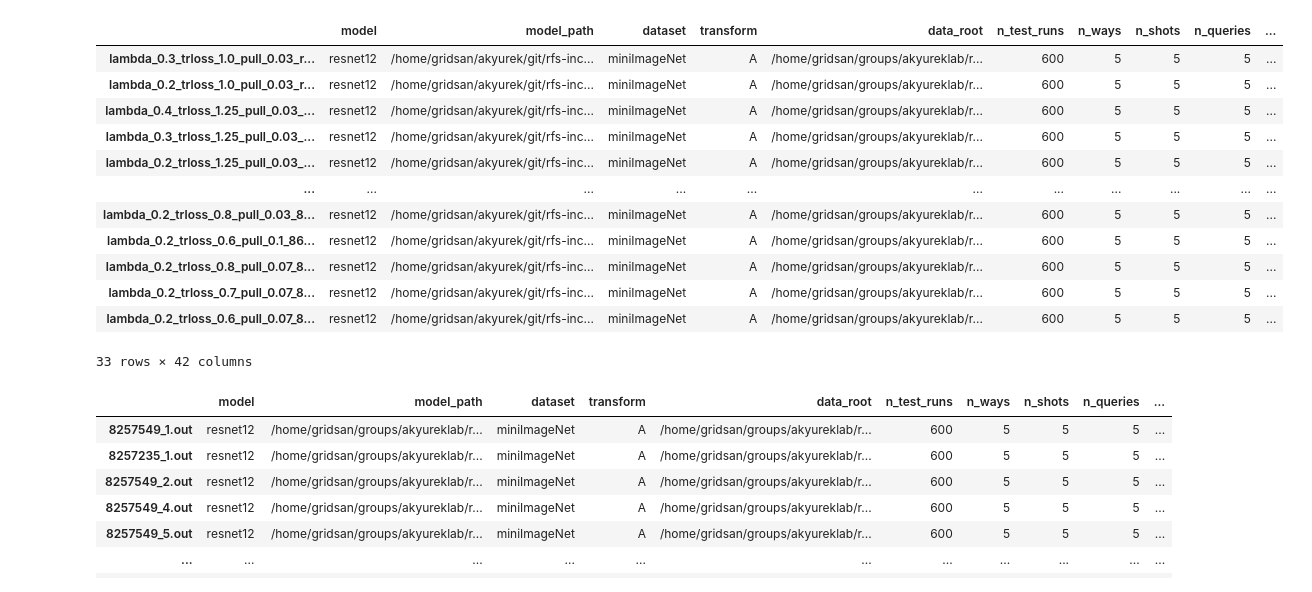
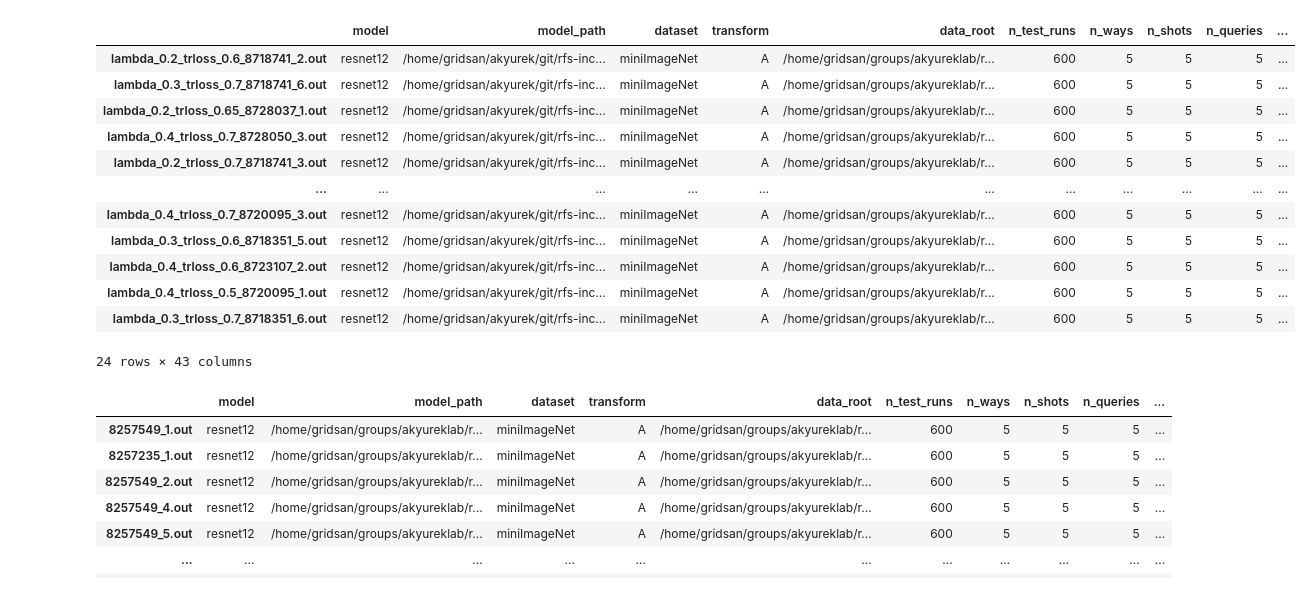
Before and after one commit to feyzaakyurek/subspace-reg, a Jupyter notebook: analyze_results.ipynb, the cells around one changed output. Cells and saved outputs as stored; diff of their text form; code cells hidden in the pictures.

```diff
--- a/analyze_results.ipynb
+++ b/analyze_results.ipynb
@@ -7,7 +7,7 @@ import seaborn as sns
 import numpy as np
 pd.set_option('display.max_columns', 500)
 pd.set_option('display.max_rows', 12)
-directory = r'/home/gridsan/akyurek/git/rfs-incremental/dumped/finetune_label_pull'
+directory = r'/home/gridsan/akyurek/git/rfs-incremental/dumped/finetune'
 # %%
 # Iterate over all files that end with .out
 d = {}
@@ -75,8 +75,8 @@ Reading /home/gridsan/akyurek/git/rfs-incremental/dumped/finetune_label_pull/lam
 # %%
 df = pd.DataFrame(d).transpose()#.dropna()
 # %%
-pd.set_option('display.max_rows', 20)
+pd.set_option('display.max_rows', 100)
 df.loc[(df['n_shots']=='5') &
        (df['pulling']=='regularize') &
-       (df['eval_mode'] == "few-shot-incremental-fine-tune"),:].sort_values('val_acc_average', ascending=False).head(20)
+       (df['eval_mode'] == "few-shot-incremental-fine-tune"),:].sort_values('val_acc_average', ascending=False).head(1).iloc[0,1]
 # %% [output]
@@ -100,21 +84,22 @@ df.loc[(df['n_shots']=='5') &
+# %%
+df2 = pd.DataFrame(d).transpose()
 # %%
-df.loc[(df['n_shots']=='5') &
-       (df['pulling']=='regularize') &
-       (df['eval_mode'] == "few-shot-incremental-fine-tune"),:].sort_values('val_acc_average', ascending=False)
+df2.loc[(df2['n_shots']=='5') &
+       (df2['eval_mode'] == "few-shot-incremental-fine-tune"),:].sort_values('val_acc_average', ascending=False)
 # %% [output]
 |  | model | model_path | dataset | transform | data_root | n_test_runs | n_ways | n_shots | n_queries | ... |
-| lambda_0.3_trloss_1.0_pull_0.03_r... | resnet12 | /home/gridsan/akyurek/git/rfs-inc... | miniImageNet | A | /home/gridsan/groups/akyureklab/r... | 600 | 5 | 5 | 5 | ... |
-| lambda_0.2_trloss_1.0_pull_0.03_r... | resnet12 | /home/gridsan/akyurek/git/rfs-inc... | miniImageNet | A | /home/gridsan/groups/akyureklab/r... | 600 | 5 | 5 | 5 | ... |
-| lambda_0.4_trloss_1.25_pull_0.03_... | resnet12 | /home/gridsan/akyurek/git/rfs-inc... | miniImageNet | A | /home/gridsan/groups/akyureklab/r... | 600 | 5 | 5 | 5 | ... |
-| lambda_0.3_trloss_1.25_pull_0.03_... | resnet12 | /home/gridsan/akyurek/git/rfs-inc... | miniImageNet | A | /home/gridsan/groups/akyureklab/r... | 600 | 5 | 5 | 5 | ... |
-| lambda_0.2_trloss_1.25_pull_0.03_... | resnet12 | /home/gridsan/akyurek/git/rfs-inc... | miniImageNet | A | /home/gridsan/groups/akyureklab/r... | 600 | 5 | 5 | 5 | ... |
+| lambda_0.2_trloss_0.6_8718741_2.out | resnet12 | /home/gridsan/akyurek/git/rfs-inc... | miniImageNet | A | /home/gridsan/groups/akyureklab/r... | 600 | 5 | 5 | 5 | ... |
+| lambda_0.3_trloss_0.7_8718741_6.out | resnet12 | /home/gridsan/akyurek/git/rfs-inc... | miniImageNet | A | /home/gridsan/groups/akyureklab/r... | 600 | 5 | 5 | 5 | ... |
+| lambda_0.2_trloss_0.65_8728037_1.out | resnet12 | /home/gridsan/akyurek/git/rfs-inc... | miniImageNet | A | /home/gridsan/groups/akyureklab/r... | 600 | 5 | 5 | 5 | ... |
+| lambda_0.4_trloss_0.7_8728050_3.out | resnet12 | /home/gridsan/akyurek/git/rfs-inc... | miniImageNet | A | /home/gridsan/groups/akyureklab/r... | 600 | 5 | 5 | 5 | ... |
+| lambda_0.2_trloss_0.7_8718741_3.out | resnet12 | /home/gridsan/akyurek/git/rfs-inc... | miniImageNet | A | /home/gridsan/groups/akyureklab/r... | 600 | 5 | 5 | 5 | ... |
 | ... | ... | ... | ... | ... | ... | ... | ... | ... | ... | ... |
-| lambda_0.2_trloss_0.8_pull_0.03_8... | resnet12 | /home/gridsan/akyurek/git/rfs-inc... | miniImageNet | A | /home/gridsan/groups/akyureklab/r... | 600 | 5 | 5 | 5 | ... |
-| lambda_0.2_trloss_0.6_pull_0.1_86... | resnet12 | /home/gridsan/akyurek/git/rfs-inc... | miniImageNet | A | /home/gridsan/groups/akyureklab/r... | 600 | 5 | 5 | 5 | ... |
-| lambda_0.2_trloss_0.8_pull_0.07_8... | resnet12 | /home/gridsan/akyurek/git/rfs-inc... | miniImageNet | A | /home/gridsan/groups/akyureklab/r... | 600 | 5 | 5 | 5 | ... |
-| lambda_0.2_trloss_0.7_pull_0.07_8... | resnet12 | /home/gridsan/akyurek/git/rfs-inc... | miniImageNet | A | /home/gridsan/groups/akyureklab/r... | 600 | 5 | 5 | 5 | ... |
-| lambda_0.2_trloss_0.6_pull_0.07_8... | resnet12 | /home/gridsan/akyurek/git/rfs-inc... | miniImageNet | A | /home/gridsan/groups/akyureklab/r... | 600 | 5 | 5 | 5 | ... |
+| lambda_0.4_trloss_0.7_8720095_3.out | resnet12 | /home/gridsan/akyurek/git/rfs-inc... | miniImageNet | A | /home/gridsan/groups/akyureklab/r... | 600 | 5 | 5 | 5 | ... |
+| lambda_0.3_trloss_0.6_8718351_5.out | resnet12 | /home/gridsan/akyurek/git/rfs-inc... | miniImageNet | A | /home/gridsan/groups/akyureklab/r... | 600 | 5 | 5 | 5 | ... |
+| lambda_0.4_trloss_0.6_8723107_2.out | resnet12 | /home/gridsan/akyurek/git/rfs-inc... | miniImageNet | A | /home/gridsan/groups/akyureklab/r... | 600 | 5 | 5 | 5 | ... |
+| lambda_0.4_trloss_0.5_8720095_1.out | resnet12 | /home/gridsan/akyurek/git/rfs-inc... | miniImageNet | A | /home/gridsan/groups/akyureklab/r... | 600 | 5 | 5 | 5 | ... |
+| lambda_0.3_trloss_0.7_8718351_6.out | resnet12 | /home/gridsan/akyurek/git/rfs-inc... | miniImageNet | A | /home/gridsan/groups/akyureklab/r... | 600 | 5 | 5 | 5 | ... |
-33 rows × 42 columns
+24 rows × 43 columns
 # %%
 pd.set_option('display.max_colwidth', None)
 pd.set_option('display.max_rows', 16)
```
Also changed, not shown: parts of 3 cells of this notebook, 1 other file.
